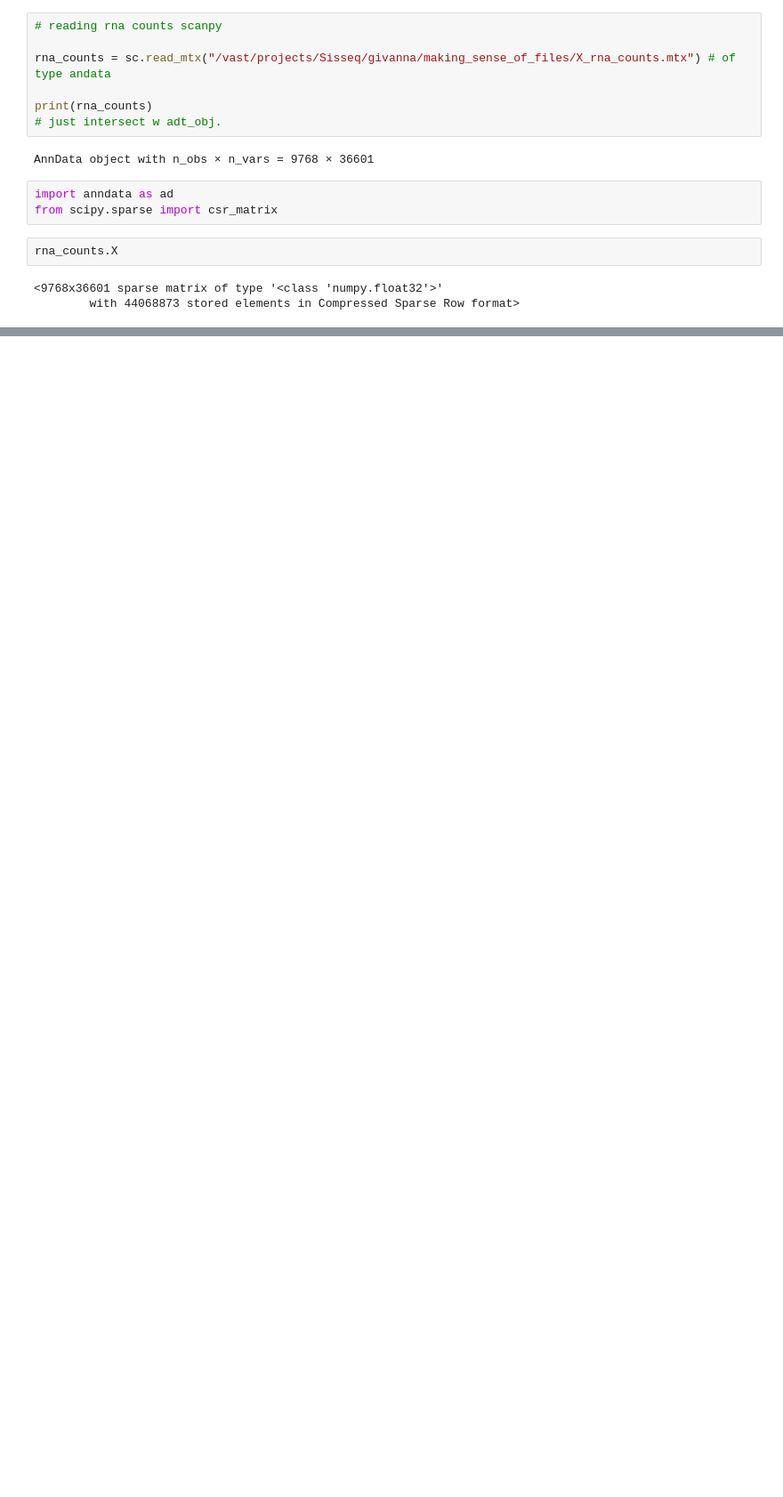
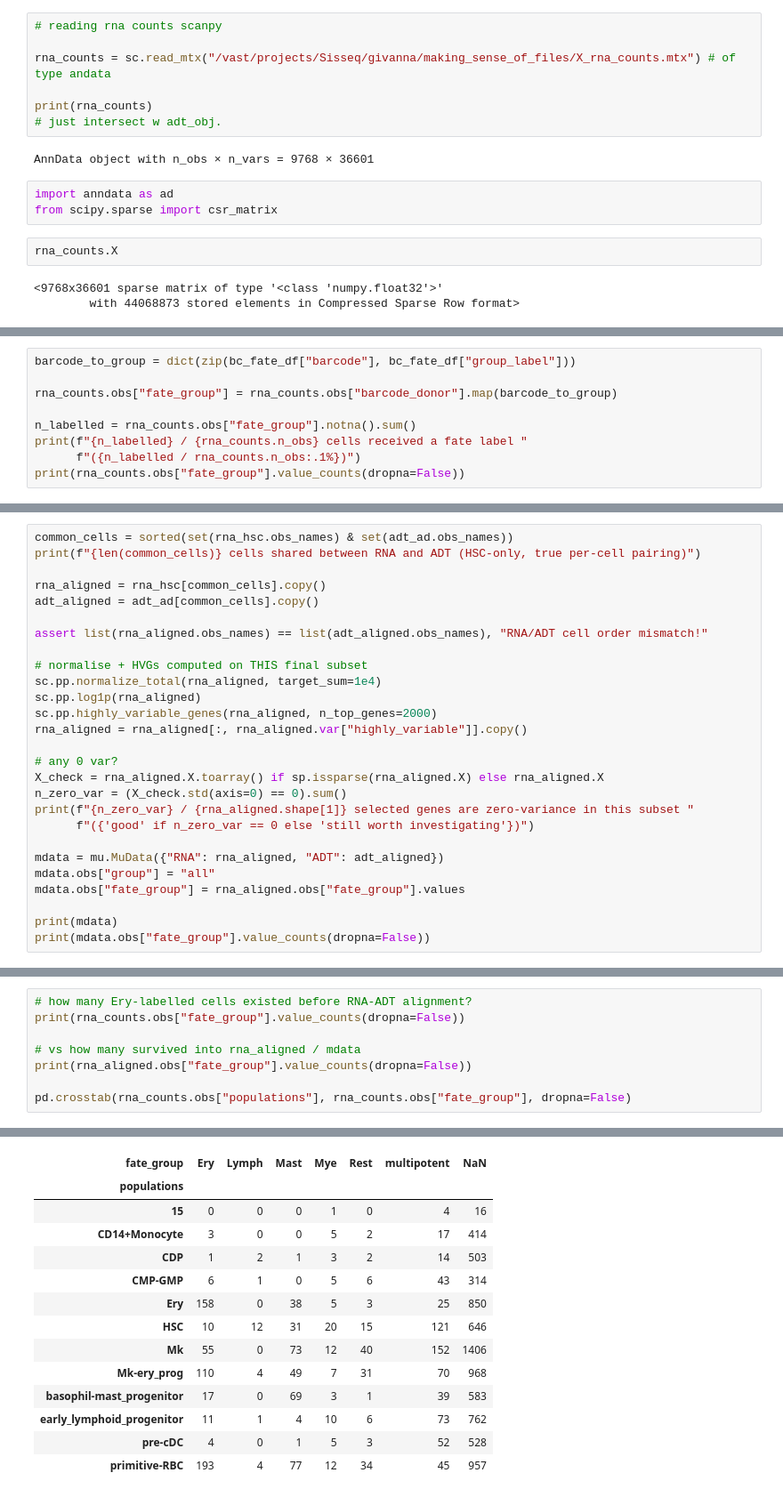
Before and after one commit to kj0s/mofa-nmf, a Jupyter notebook: final_mefisto (2).ipynb, the cells around one changed output, grey strips where cells are left out. Shown at 89% size. Drawn from its saved outputs; the diff is of its cells as text; blank space fills up the shorter version.

```diff
--- a/final_mefisto (2).ipynb
+++ b/final_mefisto (2).ipynb
@@ -505,0 +519,9 @@ model.close()
+# %%
+barcode_to_group = dict(zip(bc_fate_df["barcode"], bc_fate_df["group_label"]))
+
+rna_counts.obs["fate_group"] = rna_counts.obs["barcode_donor"].map(barcode_to_group)
+
+n_labelled = rna_counts.obs["fate_group"].notna().sum()
+print(f"{n_labelled} / {rna_counts.n_obs} cells received a fate label "
+      f"({n_labelled / rna_counts.n_obs:.1%})")
+print(rna_counts.obs["fate_group"].value_counts(dropna=False))
@@ -505,0 +640,27 @@ model.close()
+# %%
+common_cells = sorted(set(rna_hsc.obs_names) & set(adt_ad.obs_names))
+print(f"{len(common_cells)} cells shared between RNA and ADT (HSC-only, true per-cell pairing)")
+
+rna_aligned = rna_hsc[common_cells].copy()
+adt_aligned = adt_ad[common_cells].copy()
+
+assert list(rna_aligned.obs_names) == list(adt_aligned.obs_names), "RNA/ADT cell order mismatch!"
+
+# normalise + HVGs computed on THIS final subset
+sc.pp.normalize_total(rna_aligned, target_sum=1e4)
+sc.pp.log1p(rna_aligned)
+sc.pp.highly_variable_genes(rna_aligned, n_top_genes=2000)
+rna_aligned = rna_aligned[:, rna_aligned.var["highly_variable"]].copy()
+
+# any 0 var?
+X_check = rna_aligned.X.toarray() if sp.issparse(rna_aligned.X) else rna_aligned.X
+n_zero_var = (X_check.std(axis=0) == 0).sum()
+print(f"{n_zero_var} / {rna_aligned.shape[1]} selected genes are zero-variance in this subset "
+      f"({'good' if n_zero_var == 0 else 'still worth investigating'})")
+
+mdata = mu.MuData({"RNA": rna_aligned, "ADT": adt_aligned})
+mdata.obs["group"] = "all"
+mdata.obs["fate_group"] = rna_aligned.obs["fate_group"].values
+
+print(mdata)
+print(mdata.obs["fate_group"].value_counts(dropna=False))
@@ -505,0 +849,9 @@ model.close()
+# %%
+# how many Ery-labelled cells existed before RNA-ADT alignment?
+print(rna_counts.obs["fate_group"].value_counts(dropna=False))
+
+# vs how many survived into rna_aligned / mdata
+print(rna_aligned.obs["fate_group"].value_counts(dropna=False))
+
+pd.crosstab(rna_counts.obs["populations"], rna_counts.obs["fate_group"], dropna=False)
+# %% [output]
@@ -505,0 +876,14 @@ model.close()
+| fate_group | Ery | Lymph | Mast | Mye | Rest | multipotent | NaN |
+| populations |  |  |  |  |  |  |  |
+| 15 | 0 | 0 | 0 | 1 | 0 | 4 | 16 |
+| CD14+Monocyte | 3 | 0 | 0 | 5 | 2 | 17 | 414 |
+| CDP | 1 | 2 | 1 | 3 | 2 | 14 | 503 |
+| CMP-GMP | 6 | 1 | 0 | 5 | 6 | 43 | 314 |
+| Ery | 158 | 0 | 38 | 5 | 3 | 25 | 850 |
+| HSC | 10 | 12 | 31 | 20 | 15 | 121 | 646 |
+| Mk | 55 | 0 | 73 | 12 | 40 | 152 | 1406 |
+| Mk-ery_prog | 110 | 4 | 49 | 7 | 31 | 70 | 968 |
+| basophil-mast_progenitor | 17 | 0 | 69 | 3 | 1 | 39 | 583 |
+| early_lymphoid_progenitor | 11 | 1 | 4 | 10 | 6 | 73 | 762 |
+| pre-cDC | 4 | 0 | 1 | 5 | 3 | 52 | 528 |
+| primitive-RBC | 193 | 4 | 77 | 12 | 34 | 45 | 957 |
```
Also changed, not shown: parts of 66 cells of this notebook.
